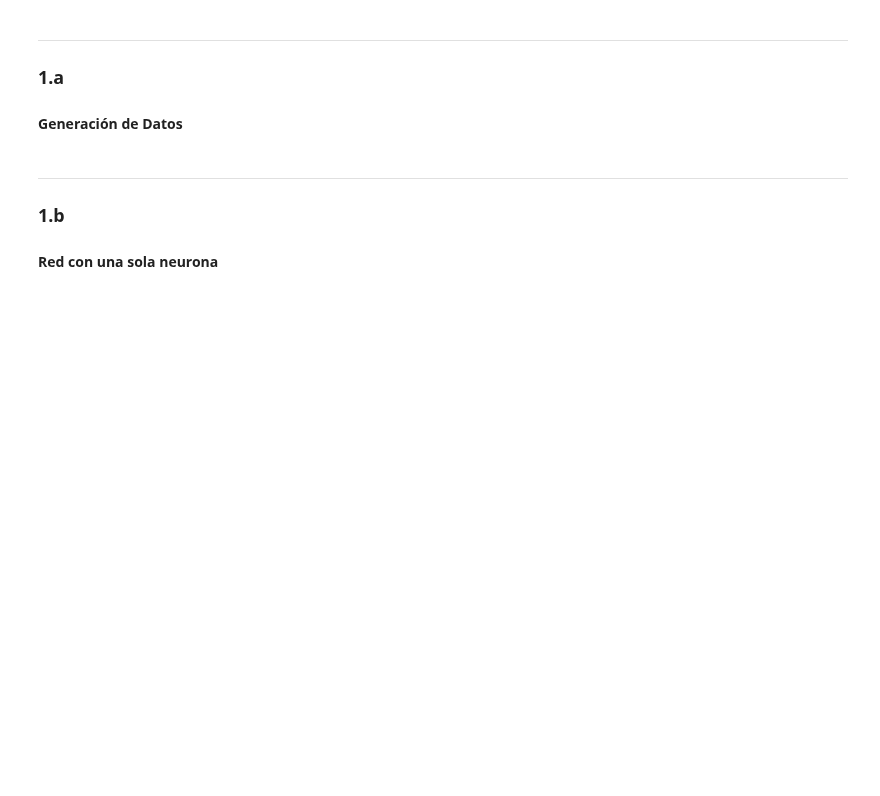
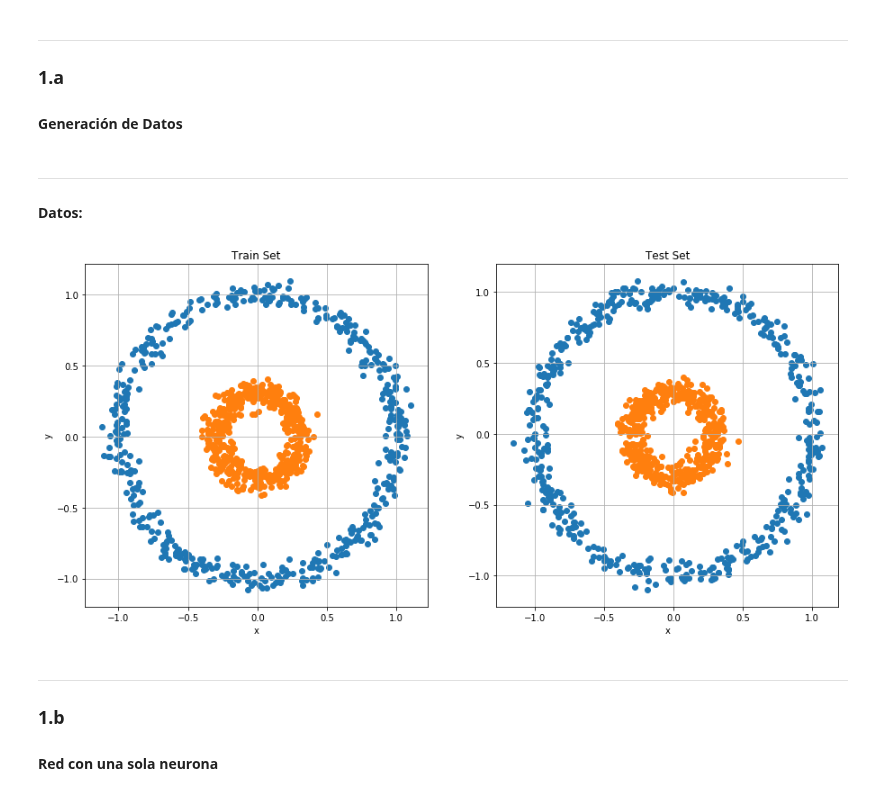
Before and after one commit to vlizanae/INF393, a Jupyter notebook: tarea-3/tarea-3.ipynb, the cells around one changed output. Drawn from its saved outputs; the diff is of its cells as text; code cells hidden in the pictures; blank space fills up the shorter version.

```diff
--- a/tarea-3/tarea-3.ipynb
+++ b/tarea-3/tarea-3.ipynb
@@ -87,4 +87,29 @@ def plot_classifier(clf, X_train, Y_train, X_test, Y_test, model_type):
     plt.show()
+# %% [markdown]
+---
+#### Datos:
+# %%
+X_train, y_train, X_test, y_test = do_circles()
+
+fig = plt.figure(figsize=(15, 7))
+ax1 = fig.add_subplot(121)
+ax1.scatter(X_train[y_train==0][:,0], X_train[y_train==0][:,1])
+ax1.scatter(X_train[y_train==1][:,0], X_train[y_train==1][:,1])
+ax1.set_title("Train Set")
+ax1.set_xlabel("x")
+ax1.set_ylabel("y")
+ax1.grid()
+
+ax2 = fig.add_subplot(122)
+ax2.scatter(X_test[y_test==0][:,0], X_test[y_test==0][:,1])
+ax2.scatter(X_test[y_test==1][:,0], X_test[y_test==1][:,1])
+ax2.set_title("Test Set")
+ax2.set_xlabel("x")
+ax2.set_ylabel("y")
+ax2.grid()
+plt.show()
+# %% [output]
+[figure, added]
 # %% [markdown]
 ---
 ### 1.b
```
Also changed, not shown: parts of 26 cells of this notebook.
